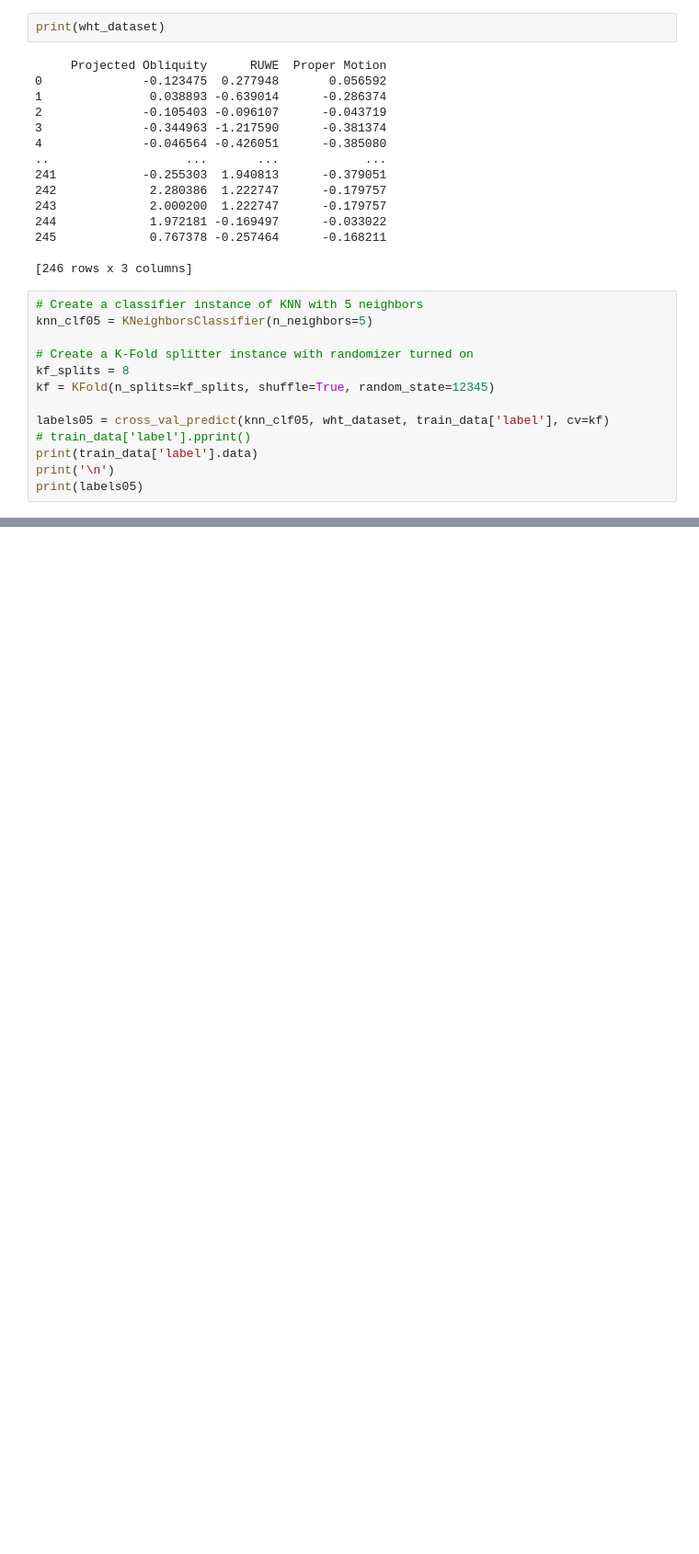
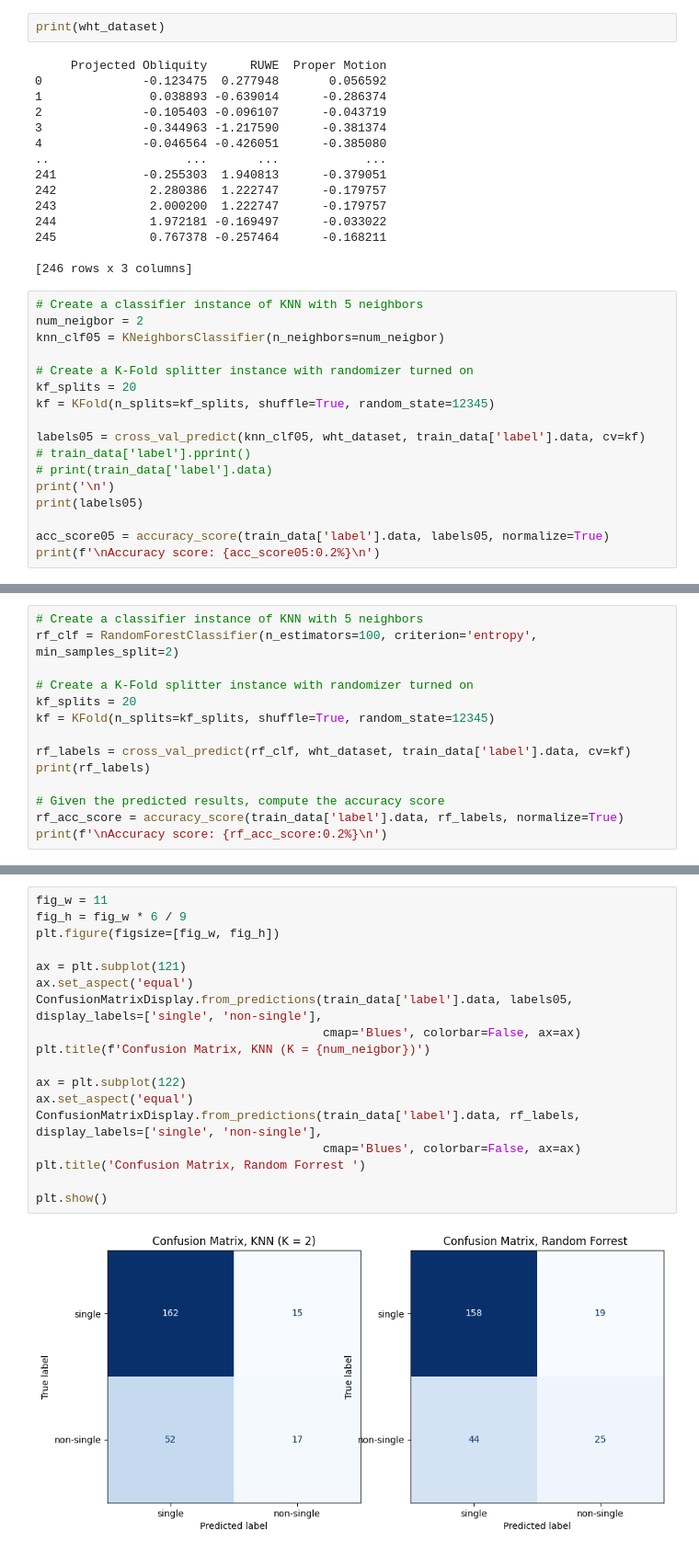
Before and after one commit to baryan/ASTR154-ProjectedObliquity, a Jupyter notebook: src/hypothesis_testing.ipynb, the cells around one changed output, grey strips where cells are left out. Shown at 92% size. Saved outputs shown, nothing was run; the diff lists cells and outputs as text; blank space fills up the shorter version.

```diff
--- a/src/hypothesis_testing.ipynb
+++ b/src/hypothesis_testing.ipynb
@@ -840,15 +893,19 @@ print(wht_dataset)
 [246 rows x 3 columns]
 # %%
 # Create a classifier instance of KNN with 5 neighbors
-knn_clf05 = KNeighborsClassifier(n_neighbors=5)
+num_neigbor = 2
+knn_clf05 = KNeighborsClassifier(n_neighbors=num_neigbor)
 
 # Create a K-Fold splitter instance with randomizer turned on
-kf_splits = 8
+kf_splits = 20
 kf = KFold(n_splits=kf_splits, shuffle=True, random_state=12345)
 
-labels05 = cross_val_predict(knn_clf05, wht_dataset, train_data['label'], cv=kf)
+labels05 = cross_val_predict(knn_clf05, wht_dataset, train_data['label'].data, cv=kf)
 # train_data['label'].pprint()
-print(train_data['label'].data)
+# print(train_data['label'].data)
 print('\n')
 print(labels05)
+
+acc_score05 = accuracy_score(train_data['label'].data, labels05, normalize=True)
+print(f'\nAccuracy score: {acc_score05:0.2%}\n')
 # %% [output]
@@ -870,0 +921,14 @@ print(labels05)
+# %%
+# Create a classifier instance of KNN with 5 neighbors
+rf_clf = RandomForestClassifier(n_estimators=100, criterion='entropy', min_samples_split=2)
+
+# Create a K-Fold splitter instance with randomizer turned on
+kf_splits = 20
+kf = KFold(n_splits=kf_splits, shuffle=True, random_state=12345)
+
+rf_labels = cross_val_predict(rf_clf, wht_dataset, train_data['label'].data, cv=kf)
+print(rf_labels)
+
+# Given the predicted results, compute the accuracy score
+rf_acc_score = accuracy_score(train_data['label'].data, rf_labels, normalize=True)
+print(f'\nAccuracy score: {rf_acc_score:0.2%}\n')
@@ -870,0 +945,20 @@ print(labels05)
+# %%
+fig_w = 11
+fig_h = fig_w * 6 / 9
+plt.figure(figsize=[fig_w, fig_h])
+
+ax = plt.subplot(121)
+ax.set_aspect('equal')
+ConfusionMatrixDisplay.from_predictions(train_data['label'].data, labels05, display_labels=['single', 'non-single'],
+                                        cmap='Blues', colorbar=False, ax=ax)
+plt.title(f'Confusion Matrix, KNN (K = {num_neigbor})')
+
+ax = plt.subplot(122)
+ax.set_aspect('equal')
+ConfusionMatrixDisplay.from_predictions(train_data['label'].data, rf_labels, display_labels=['single', 'non-single'],
+                                        cmap='Blues', colorbar=False, ax=ax)
+plt.title('Confusion Matrix, Random Forrest ')
+
+plt.show()
+# %% [output]
+[figure, added]
```
Also changed, not shown: parts of 15 cells of this notebook.
